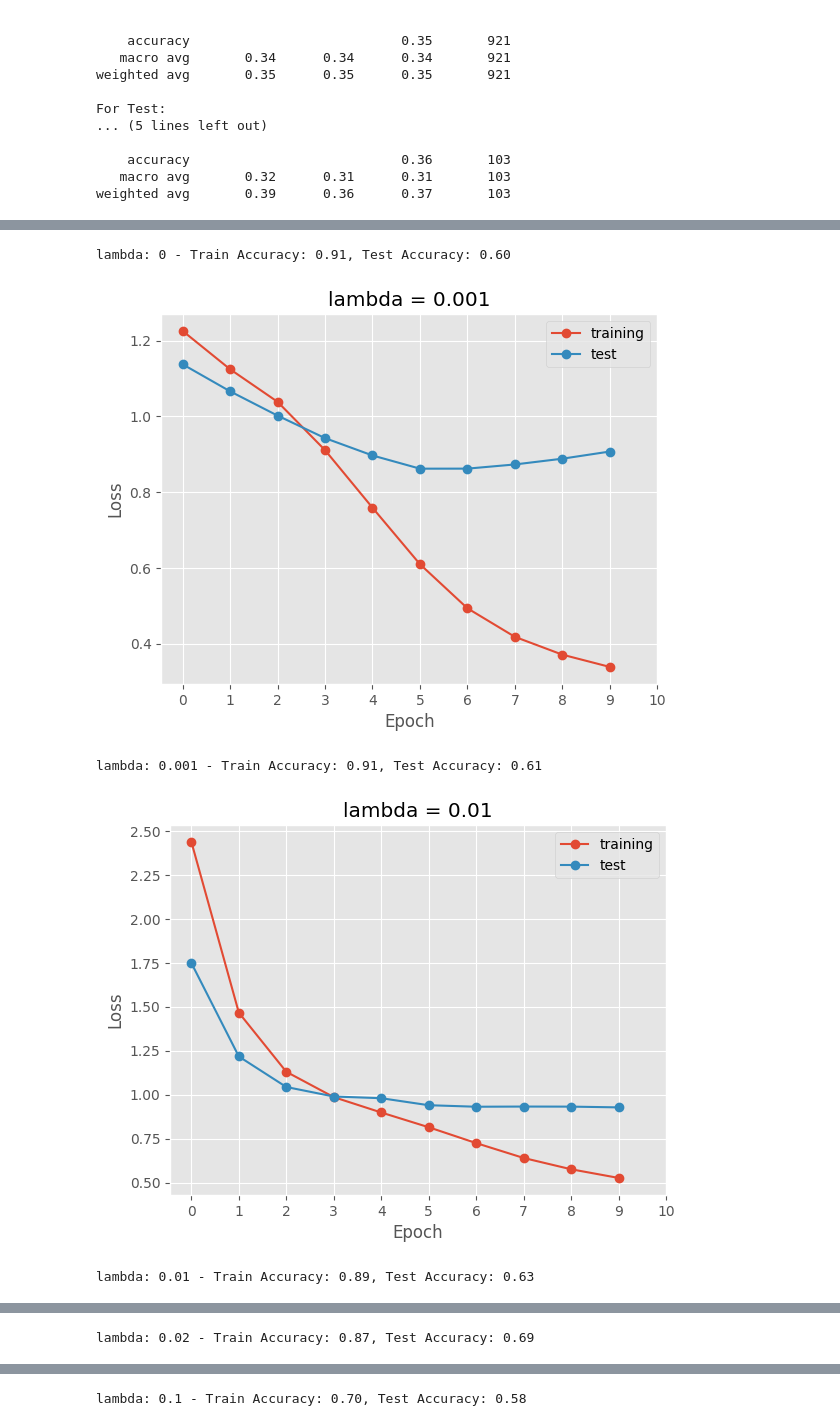
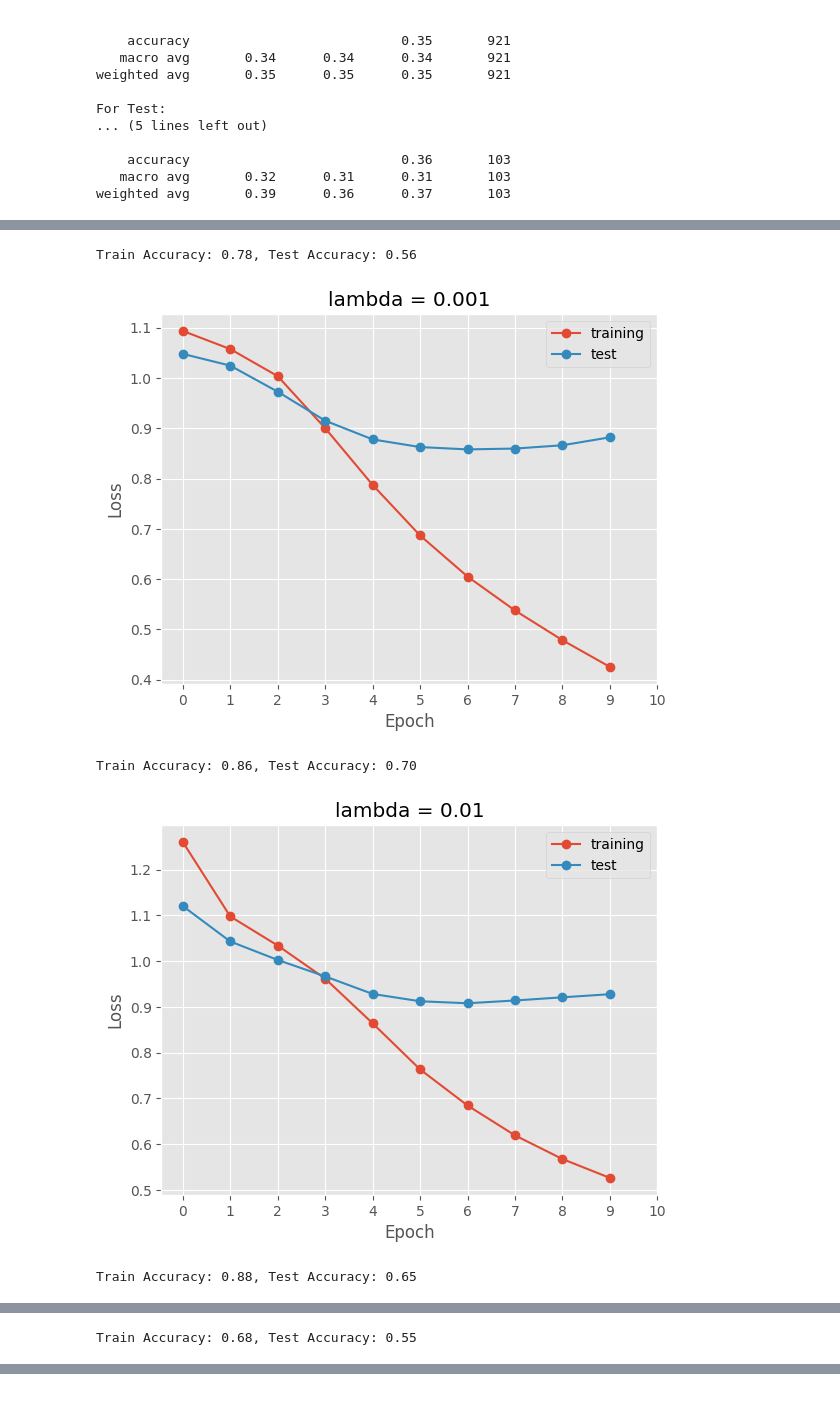
Before and after one commit to AnishD11/Sentiment-Analysis-of-Climate-Headlines, a Jupyter notebook: climate_headline.ipynb, the cells around one changed output, grey strips where cells are left out. Drawn from its saved outputs; the diff is of its cells as text; code cells hidden in the pictures.

```diff
--- a/climate_headline.ipynb
+++ b/climate_headline.ipynb
@@ -463,19 +478,19 @@ weighted avg       0.39      0.36      0.37       103
 # %%
-#Constructing Tokenizer class
-t = Tokenizer() #Tokenizer class constructor for training documents
+# constructing Tokenizer class for training documents
+t = Tokenizer()
 
-#Fitting Tokenizer to the train data
+# fit the Tokenizer to the training data to build the vocabulary
 t.fit_on_texts(x_train)
 
+# a function to tokenize and pad the data
 def pad_data(sequences, max_length):
-
-  # Integer encode the documents
-  encoded_docs = t.texts_to_sequences(sequences)
-  # Pad documents to a max length of 65 words)
-  padded_data = pad_sequences(encoded_docs, maxlen=max_length, padding='post')
+  encoded_docs = t.texts_to_sequences(sequences) # convert words to integer tokens
+  padded_data = pad_sequences(encoded_docs, maxlen=max_length, padding='post') # pad sequences of integer tokens
   return padded_data
 
-x_train_padded = pad_data(x_train, 70)
-x_test_padded = pad_data(x_test, 70)
+# aplly tokenization and padding
+# max length is chosen cosidering the text length disitribution and model's performance
+x_train_padded = pad_data(x_train, 40)
+x_test_padded = pad_data(x_test, 40)
 print(x_train_padded)
 # %% [output]
@@ -498,6 +514,5 @@ The training set vocab size is 1386
 # %%
 def build_model(vocab_size, embedding_dim, neuron, lambda_val):
-    keras.backend.clear_session()
     keras.utils.set_random_seed(0)
 
     model = Sequential([
@@ -507,7 +522,7 @@ def build_model(vocab_size, embedding_dim, neuron, lambda_val):
         Dense(units=3, activation='linear')
     ])
 
-    # Compile the model
+    # compile the model
     model.compile(
         loss=keras.losses.SparseCategoricalCrossentropy(from_logits=True),
         metrics=['accuracy'],
@@ -527,11 +543,11 @@ def plot_history(history, parameter, title):
   plt.show()
 # %%
 #Trying different neuron numbers in the hidden layer
-neuronsss = [16, 32, 64, 128, 256]
-embedding_dim = 10
+neuronsss = [8, 16, 32, 64, 128, 256]
+embedding_dim = 30
 epochs = 10
 for neuron in neuronsss:
-   model = build_model(vocab_size, embedding_dim, neuron,0.02)
+   model = build_model(vocab_size, embedding_dim, neuron,0.01)
    history = model.fit(x_train_padded, y_train, validation_data=(x_test_padded, y_test), epochs=epochs, verbose=0)
    history = pd.DataFrame(history.history)
    plot_history(history,neuron,'neurons in hidden layer')
@@ -553,8 +571,8 @@ Train Accuracy: 0.85, Test Accuracy: 0.57
 # %%
 #Trying different embedding dimensions
-emb_dim = [5,10,20,40]
-neuron = 128
-lam = 0.02
+emb_dim = [i for i in range(30,80,10)]
+neuron = 16
+lam = 0.01
 for em in emb_dim:
     model = build_model(vocab_size, em,neuron, lam)
     history = model.fit(x_train_padded, y_train, validation_data=(x_test_padded, y_test), epochs=epochs, verbose=0)
@@ -576,8 +596,8 @@ Train Accuracy: 0.89, Test Accuracy: 0.57
 # %%
 #Trying different regularization parameters
-lams = [0,0.001,0.01,0.02, 0.1]
-embedding_dim = 10
-neuron = 128
+lams = [0,0.001,0.01, 0.1]
+embedding_dim = 40
+neuron = 16
 epochs = 10
 for lam in lams:
    model = build_model(vocab_size, embedding_dim, neuron, lam)
@@ -587,5 +607,5 @@ for lam in lams:
    plt.show()
    train_accuracy = history['accuracy'].iloc[-1]
    test_accuracy = history['val_accuracy'].iloc[-1]
-   print(f"lambda: {lam} - Train Accuracy: {train_accuracy:.2f}, Test Accuracy: {test_accuracy:.2f}")
+   print(f"Train Accuracy: {train_accuracy:.2f}, Test Accuracy: {test_accuracy:.2f}")
 # %% [output]
@@ -593,5 +613,5 @@ for lam in lams:
-lambda: 0 - Train Accuracy: 0.91, Test Accuracy: 0.60
+Train Accuracy: 0.78, Test Accuracy: 0.56
-[figure, old version]
+[figure, new version]
-lambda: 0.001 - Train Accuracy: 0.91, Test Accuracy: 0.61
+Train Accuracy: 0.86, Test Accuracy: 0.70
-[figure, old version]
+[figure, new version]
-lambda: 0.01 - Train Accuracy: 0.89, Test Accuracy: 0.63
+Train Accuracy: 0.88, Test Accuracy: 0.65
@@ -599 +619 @@ lambda: 0.01 - Train Accuracy: 0.89, Test Accuracy: 0.63
-lambda: 0.02 - Train Accuracy: 0.87, Test Accuracy: 0.69
+Train Accuracy: 0.68, Test Accuracy: 0.55
@@ -601 +619,0 @@ lambda: 0.02 - Train Accuracy: 0.87, Test Accuracy: 0.69
-lambda: 0.1 - Train Accuracy: 0.70, Test Accuracy: 0.58
```
Also changed, not shown: parts of 20 cells of this notebook.
